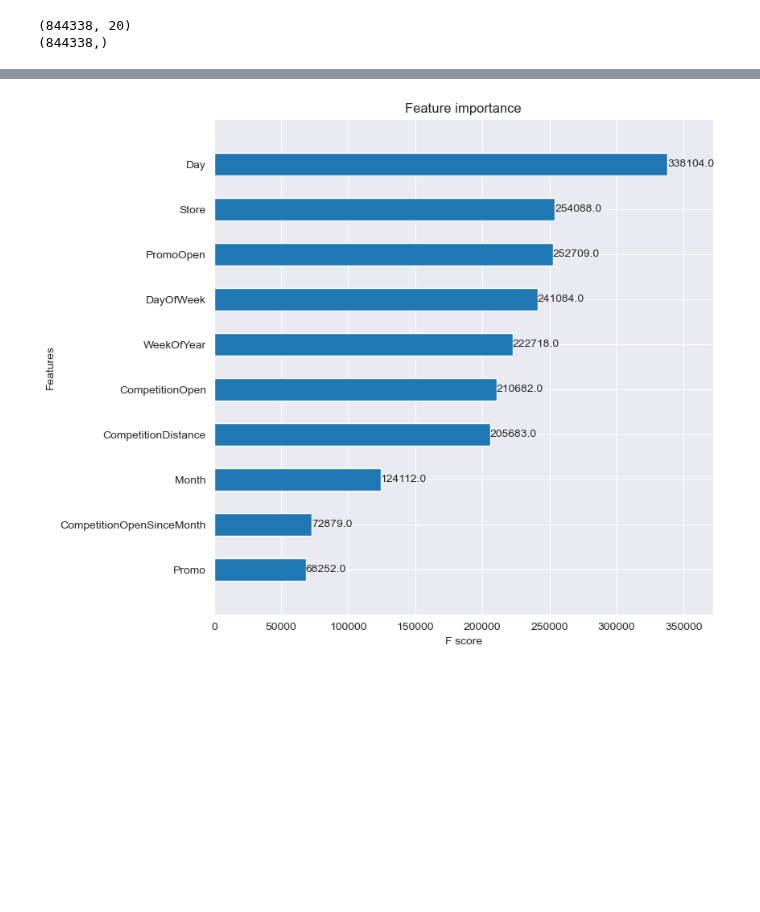
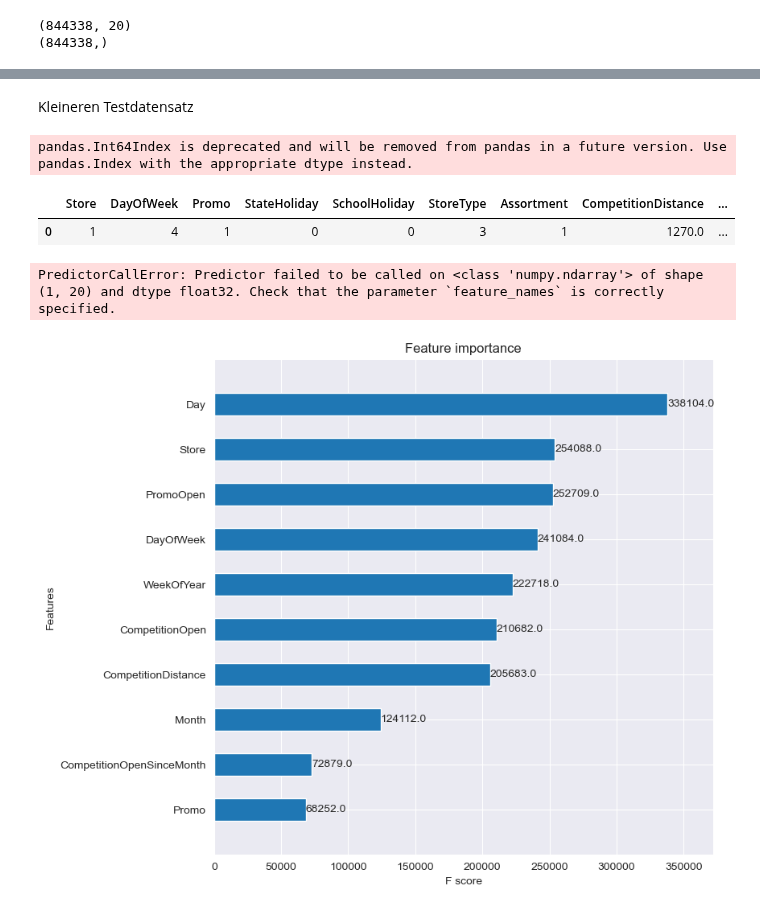
Before and after one commit to dietrichalex/cse, a Jupyter notebook: rossmann-store-sales-xgboost.ipynb, the cells around one changed output, grey strips where cells are left out. Drawn from its saved outputs; the diff is of its cells as text; code cells hidden in the pictures; blank space fills up the shorter version.

```diff
--- a/rossmann-store-sales-xgboost.ipynb
+++ b/rossmann-store-sales-xgboost.ipynb
@@ -501,0 +506,30 @@ Parameters: { "silent" } might not be used.
+# %% [markdown]
+Kleineren Testdatensatz
+# %%
+x_test_1 = x_test.loc[(x_test['Store']==1) & (x_test['Year']==2015) & (x_test['Month']==9) & (x_test['Day']==17)]
+dtest_1 = xgb.DMatrix(x_test_1)
+pred_1 = model.predict(dtest_1)
+x_test_1.head()
+# %% [output]
+pandas.Int64Index is deprecated and will be removed from pandas in a future version. Use pandas.Index with the appropriate dtype instead.
+|  | Store | DayOfWeek | Promo | StateHoliday | SchoolHoliday | StoreType | Assortment | CompetitionDistance | ... |
+| 0 | 1 | 4 | 1 | 0 | 0 | 3 | 1 | 1270.0 | ... |
+# %%
+from alibi.explainers import AnchorTabular
+from alibi.datasets import fetch_adult
+adult = fetch_adult()
+feature_names = adult.feature_names
+#print(feature_names)
+#print(type(feature_names))
+
+feature_names  = ['Store', 'DayOfWeek', 'Promo', 'StateHoliday', 'SchoolHoliday',
+       'StoreType', 'Assortment', 'CompetitionDistance',
+       'CompetitionOpenSinceMonth', 'CompetitionOpenSinceYear', 'Promo2',
+       'Promo2SinceWeek', 'Promo2SinceYear', 'Year', 'Month', 'Day',
+       'WeekOfYear', 'CompetitionOpen', 'PromoOpen', 'IsPromoMonth']
+#print(type(feature_names))
+#print(feature_names)
+predictor = lambda x: model.predict(xgb.DMatrix(x))
+explainer = AnchorTabular(predictor, feature_names)
+# %% [output]
+PredictorCallError: Predictor failed to be called on <class 'numpy.ndarray'> of shape (1, 20) and dtype float32. Check that the parameter `feature_names` is correctly specified.
```
Also changed, not shown: parts of 6 cells of this notebook, 2 other files.
